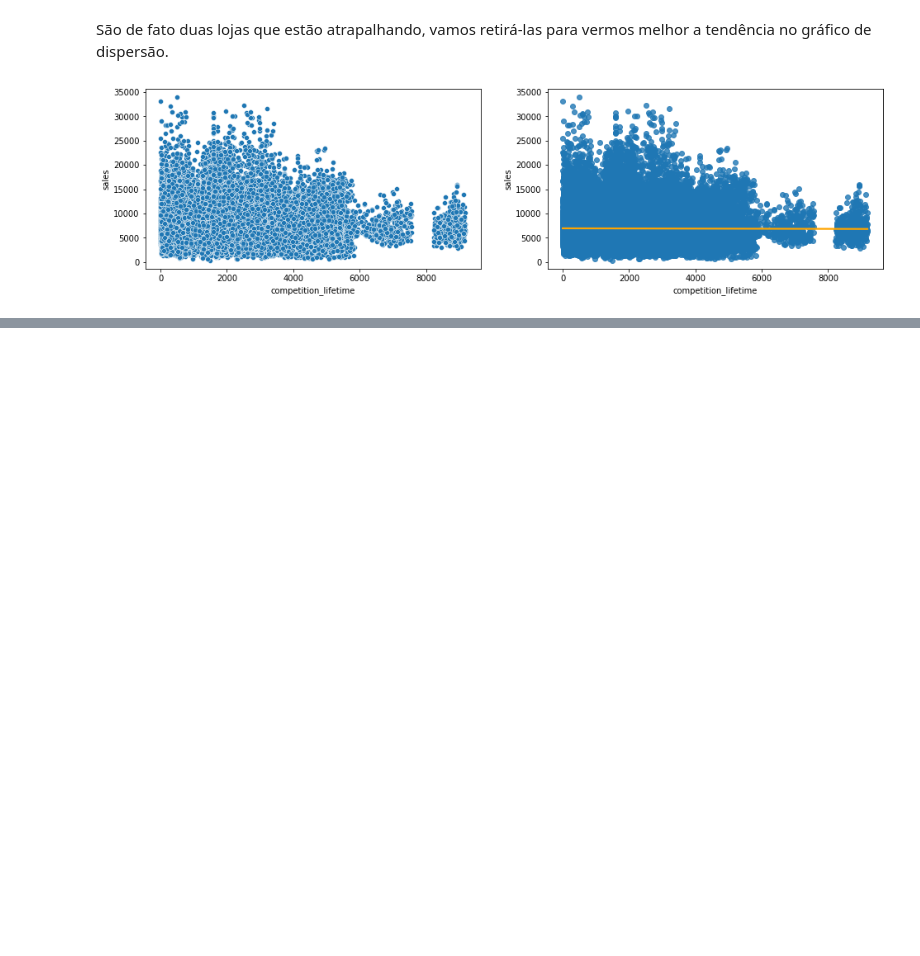
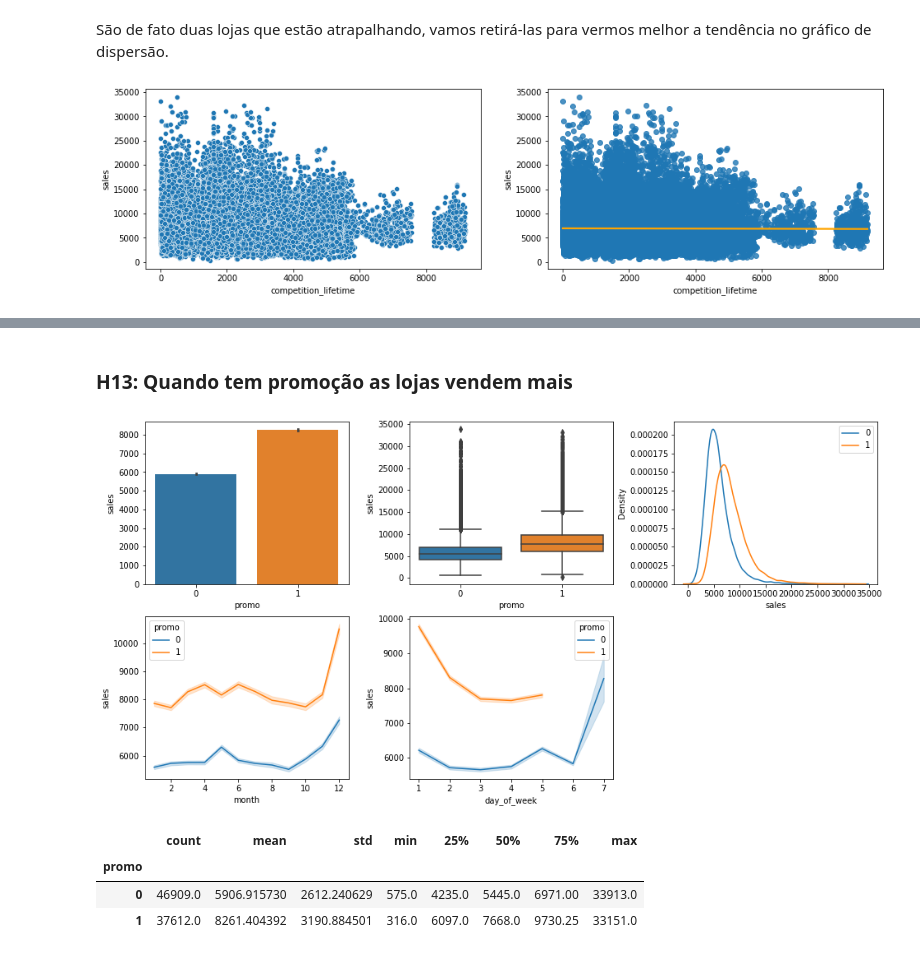
Before and after one commit to raposofrct/Sales-Prediction, a Jupyter notebook: notebook.ipynb, the cells around one changed output, grey strips where cells are left out. Saved outputs shown, nothing was run; the diff lists cells and outputs as text; code cells hidden in the pictures; blank space fills up the shorter version.

```diff
--- a/notebook.ipynb
+++ b/notebook.ipynb
@@ -1358,0 +1355,34 @@ Nós vimos nos gráficos de dispersão que o comportamento geral é horizontal,
+# %% [markdown]
+### H13: Quando tem promoção as lojas vendem mais
+# %%
+plt.figure(figsize=(16,8))
+plt.subplots_adjust(wspace=0.3)
+
+plt.subplot(2,3,1)
+sns.barplot(x=dados['promo'],y=dados['sales'])
+
+plt.subplot(2,3,2)
+sns.boxplot(x=dados['promo'],y=dados['sales'])
+
+plt.subplot(2,3,3)
+sns.kdeplot(x=dados[dados['promo']==0]['sales'])
+sns.kdeplot(x=dados[dados['promo']==1]['sales'])
+plt.legend(['0','1'])
+
+plt.subplot(2,3,4)
+sns.lineplot(x=dados['month'],y=dados['sales'],hue=dados['promo'])
+
+plt.subplot(2,3,5)
+sns.lineplot(x=dados['day_of_week'],y=dados['sales'],hue=dados['promo'])
+
+plt.show()
+# %% [output]
+[figure, added]
+# %%
+# descriptive analysis
+dados.groupby(dados['promo']).describe()['sales']
+# %% [output]
+|  | count | mean | std | min | 25% | 50% | 75% | max |
+| promo |  |  |  |  |  |  |  |  |
+| 0 | 46909.0 | 5906.915730 | 2612.240629 | 575.0 | 4235.0 | 5445.0 | 6971.00 | 33913.0 |
+| 1 | 37612.0 | 8261.404392 | 3190.884501 | 316.0 | 6097.0 | 7668.0 | 9730.25 | 33151.0 |
```
Also changed, not shown: parts of 44 cells of this notebook.
